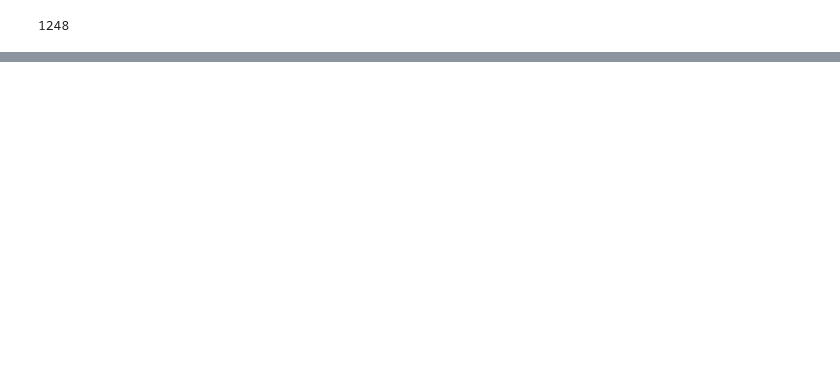
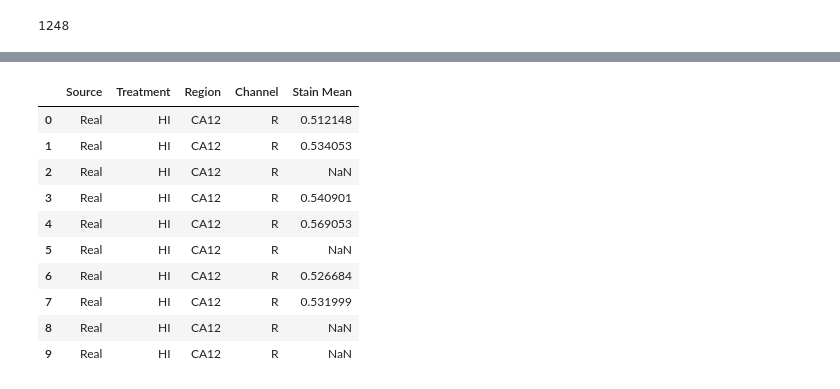
Before and after one commit to yuhuicaoo/Synthetic-Neuronal-Histology-Diffusion, a Jupyter notebook: notebooks/visualisations_test.ipynb, the cells around one changed output, grey strips where cells are left out. Saved outputs shown, nothing was run; the diff lists cells and outputs as text; code cells hidden in the pictures; blank space fills up the shorter version.

```diff
--- a/notebooks/visualisations_test.ipynb
+++ b/notebooks/visualisations_test.ipynb
@@ -311,12 +308,25 @@ plt.show()
 # %%
 bg_long = combined_df.melt(
     id_vars=["Source", "Treatment", "Region"],
     value_vars=["Stain_R_mean", "Stain_G_mean", "Stain_B_mean"],
     var_name="Channel",
     value_name="Stain Mean"
 )
 # clean up channel labels: "BG_R_mean" -> "R"
 bg_long["Channel"] = bg_long["Channel"].str.extract(r"Stain_(\w)_mean")
+bg_long.head(10)
+# %% [output]
+|  | Source | Treatment | Region | Channel | Stain Mean |
+| 0 | Real | HI | CA12 | R | 0.512148 |
+| 1 | Real | HI | CA12 | R | 0.534053 |
+| 2 | Real | HI | CA12 | R | NaN |
+| 3 | Real | HI | CA12 | R | 0.540901 |
+| 4 | Real | HI | CA12 | R | 0.569053 |
+| 5 | Real | HI | CA12 | R | NaN |
+| 6 | Real | HI | CA12 | R | 0.526684 |
+| 7 | Real | HI | CA12 | R | 0.531999 |
+| 8 | Real | HI | CA12 | R | NaN |
+| 9 | Real | HI | CA12 | R | NaN |
 # %%
 g = sns.catplot(
     data=bg_long,
```
Also changed, not shown: parts of 9 cells of this notebook.
